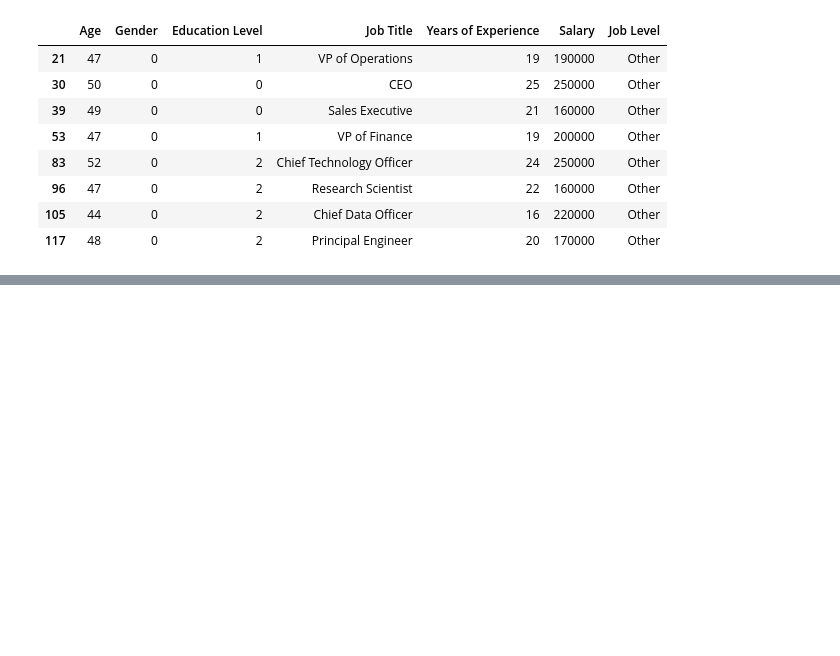
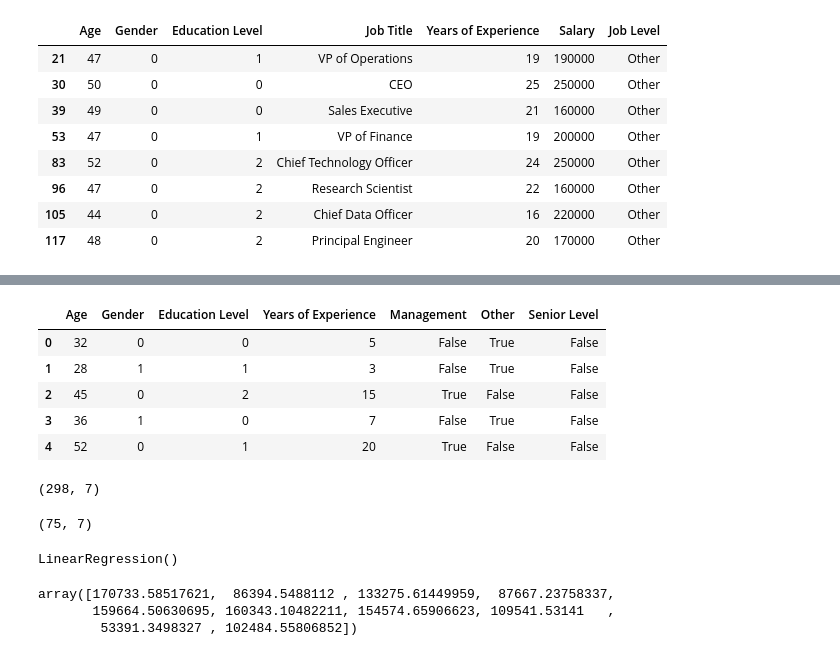
Before and after one commit to Sarajml98/salary-data-analysis, a Jupyter notebook: salary.ipynb, the cells around one changed output, grey strips where cells are left out. Saved outputs shown, nothing was run; the diff lists cells and outputs as text; code cells hidden in the pictures; blank space fills up the shorter version.

```diff
--- a/salary.ipynb
+++ b/salary.ipynb
@@ -616,0 +649,17 @@ df[(df["Job Level"]=="Other")&(df["Salary"] > 150000)]
+# %%
+job_level_encoded = pd.get_dummies(df["Job Level"], drop_first=True)
+
+X = df[["Age", "Gender", "Education Level", "Years of Experience"]]
+
+y = df["Salary"]
+# %%
+X=pd.concat([X , job_level_encoded] , axis=1)
+# %%
+X.head()
+# %% [output]
+|  | Age | Gender | Education Level | Years of Experience | Management | Other | Senior Level |
+| 0 | 32 | 0 | 0 | 5 | False | True | False |
+| 1 | 28 | 1 | 1 | 3 | False | True | False |
+| 2 | 45 | 0 | 2 | 15 | True | False | False |
+| 3 | 36 | 1 | 0 | 7 | False | True | False |
+| 4 | 52 | 0 | 1 | 20 | True | False | False |
@@ -616,0 +670,15 @@ df[(df["Job Level"]=="Other")&(df["Salary"] > 150000)]
+# %%
+x_train.shape
+# %% [output]
+(298, 7)
+# %%
+x_test.shape
+# %% [output]
+(75, 7)
+# %%
+from sklearn.linear_model import LinearRegression
+
+model=LinearRegression()
+model.fit(x_train , y_train)
+# %% [output]
+LinearRegression()
@@ -616,0 +687,6 @@ df[(df["Job Level"]=="Other")&(df["Salary"] > 150000)]
+# %%
+y_pred[:10]
+# %% [output]
+array([170733.58517621,  86394.5488112 , 133275.61449959,  87667.23758337,
+       159664.50630695, 160343.10482211, 154574.65906623, 109541.53141   ,
+        53391.3498327 , 102484.55806852])
```
Also changed, not shown: parts of 7 cells of this notebook.
